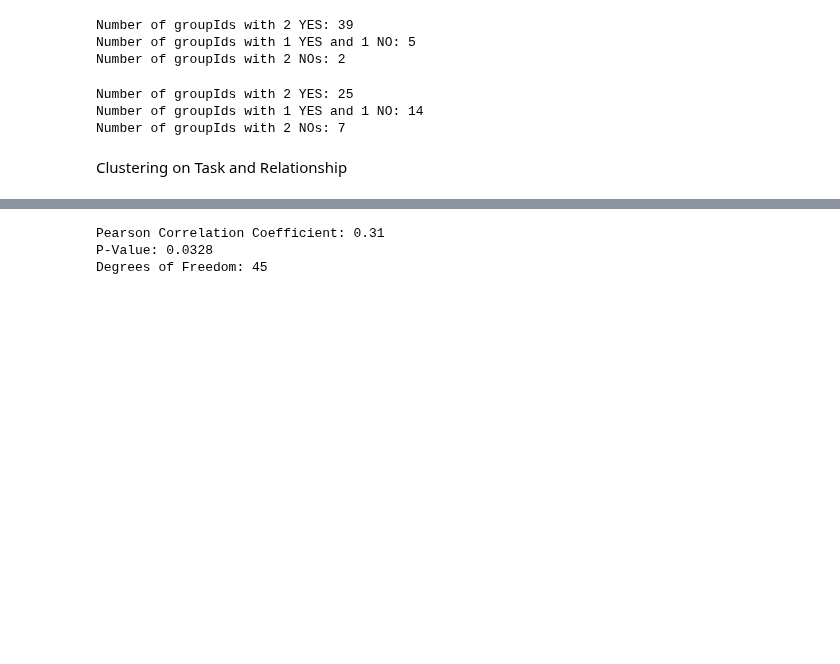
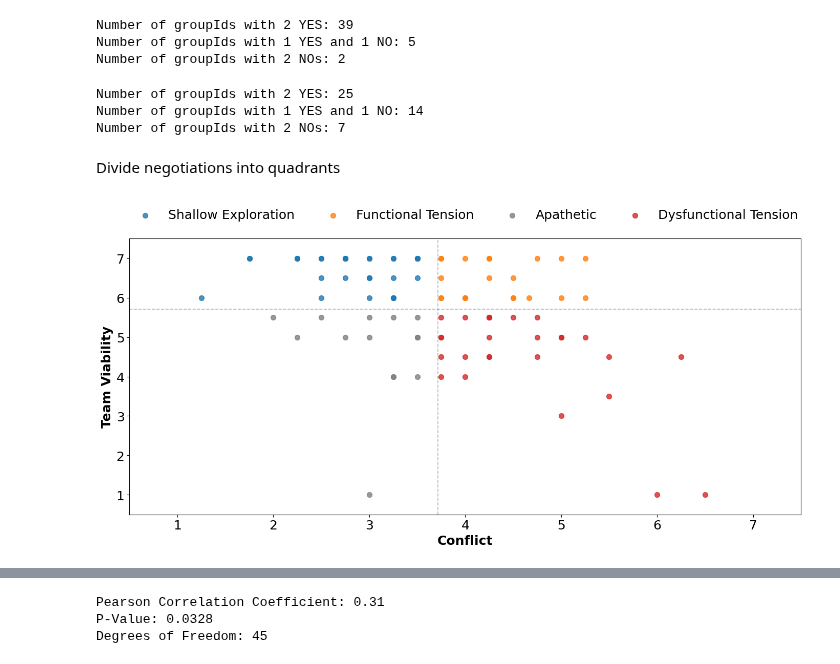
Before and after one commit to bbevis/Con2vec, a Jupyter notebook: Python/EDA_convo_segmentation.ipynb, the cells around one changed output, grey strips where cells are left out. Cells and saved outputs as stored; diff of their text form; code cells hidden in the pictures; blank space fills up the shorter version.

```diff
--- a/Python/EDA_convo_segmentation.ipynb
+++ b/Python/EDA_convo_segmentation.ipynb
@@ -130,8 +112,8 @@ print(f"Number of groupIds with 2 NOs: {two_nos}")
 Number of groupIds with 2 YES: 25
 Number of groupIds with 1 YES and 1 NO: 14
 Number of groupIds with 2 NOs: 7
-# %% [markdown]
-Clustering on Task and Relationship
+# %% [markdown]
+Divide negotiations into quadrants
 # %%
 # Calculate Task Conflict and Relationship Conflict for each group
 df['Task_Conflict'] = df[['post_negotiation_conflict_1', 'post_negotiation_conflict_2']].mean(axis=1)
@@ -142 +122,63 @@ df['Conflict'] = df[['post_negotiation_conflict_1', 'post_negotiation_conflict_2
 df['team_viability'] = df[['post_negotiation_viability_1', 'post_negotiation_viability_2']].mean(axis=1)
+# %%
+# Compute means
+mean_conflict = df['Conflict'].mean()
+mean_viability = df['team_viability'].mean()
+
+# classification function to classify negotiations using rules based aproach
+def classify_negotiation(conflict, viability, mean_conf, mean_viab):
+    if conflict < mean_conf and viability > mean_viab:
+        return "Shallow Exploration"
+    elif conflict >= mean_conf and viability > mean_viab:
+        return "Functional Tension"
+    elif conflict < mean_conf and viability <= mean_viab:
+        return "Apathetic"
+    else:
+        return "Dysfunctional Tension"
+
+# Apply classification
+df["Negotiation_Category"] = df.apply(
+    lambda row: classify_negotiation(row['Conflict'], row['team_viability'], mean_conflict, mean_viability), axis=1
+)
+# %%
+# Plot the classification
+
+# Define professional color palette
+category_colors = {
+    "Shallow Exploration": "#1F77B4",
+    "Functional Tension": "#FF7F0E",
+    "Apathetic": "#7F7F7F",
+    "Dysfunctional Tension": "#D62728"
+}
+
+# Create the scatter plot
+plt.figure(figsize=(15, 7))
+for category, color in category_colors.items():
+    subset = df[df["Negotiation_Category"] == category]
+    plt.scatter(subset['Conflict'], subset['team_viability'], label=category, color=color, alpha=0.8, s=50)
+
+# Add decision boundaries (mean values)
+plt.axvline(mean_conflict, color="grey", alpha=0.6, linestyle="dashed", linewidth=1.2)
+plt.axhline(mean_viability, color="grey", alpha=0.6, linestyle="dashed", linewidth=1.2)
+
+# Formatting plot aesthetics
+plt.xlabel("Conflict", fontsize=18, fontweight="bold")
+plt.ylabel("Team Viability", fontsize=18, fontweight="bold")
+
+# Legend styling (placed at the top)
+plt.legend(fontsize=18, title_fontsize=13, loc="upper center", bbox_to_anchor=(0.5, 1.15), ncol=4, frameon=False)
+
+
+# Ensure full axis range is visible
+plt.xlim(0.5, 7.5)
+plt.ylim(0.5, 7.5)
+
+# Remove grid lines
+plt.xticks(fontsize=18)
+plt.yticks(fontsize=18)
+
+# Show the plot
+plt.tight_layout()
+plt.show()
+# %% [output]
+[figure, added]
```
Also changed, not shown: parts of 7 cells of this notebook, 14 other files.
